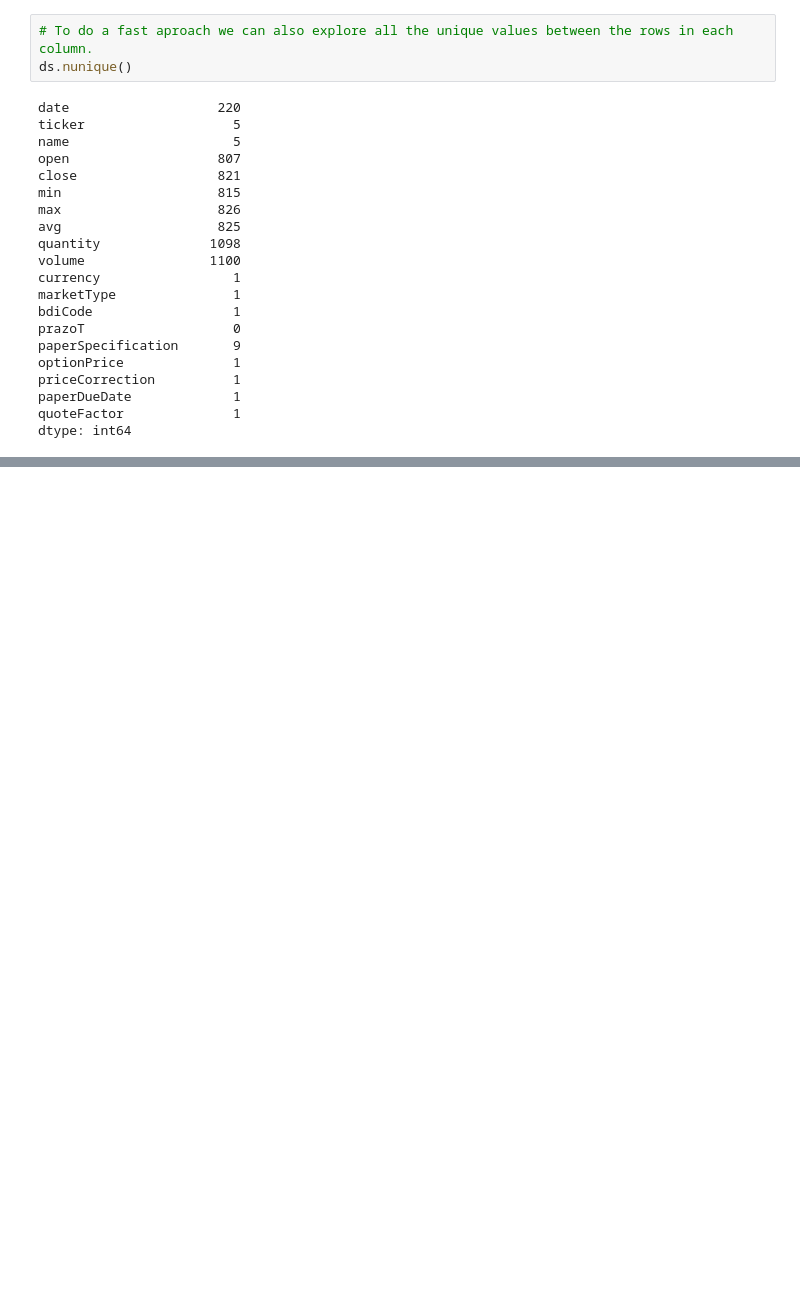
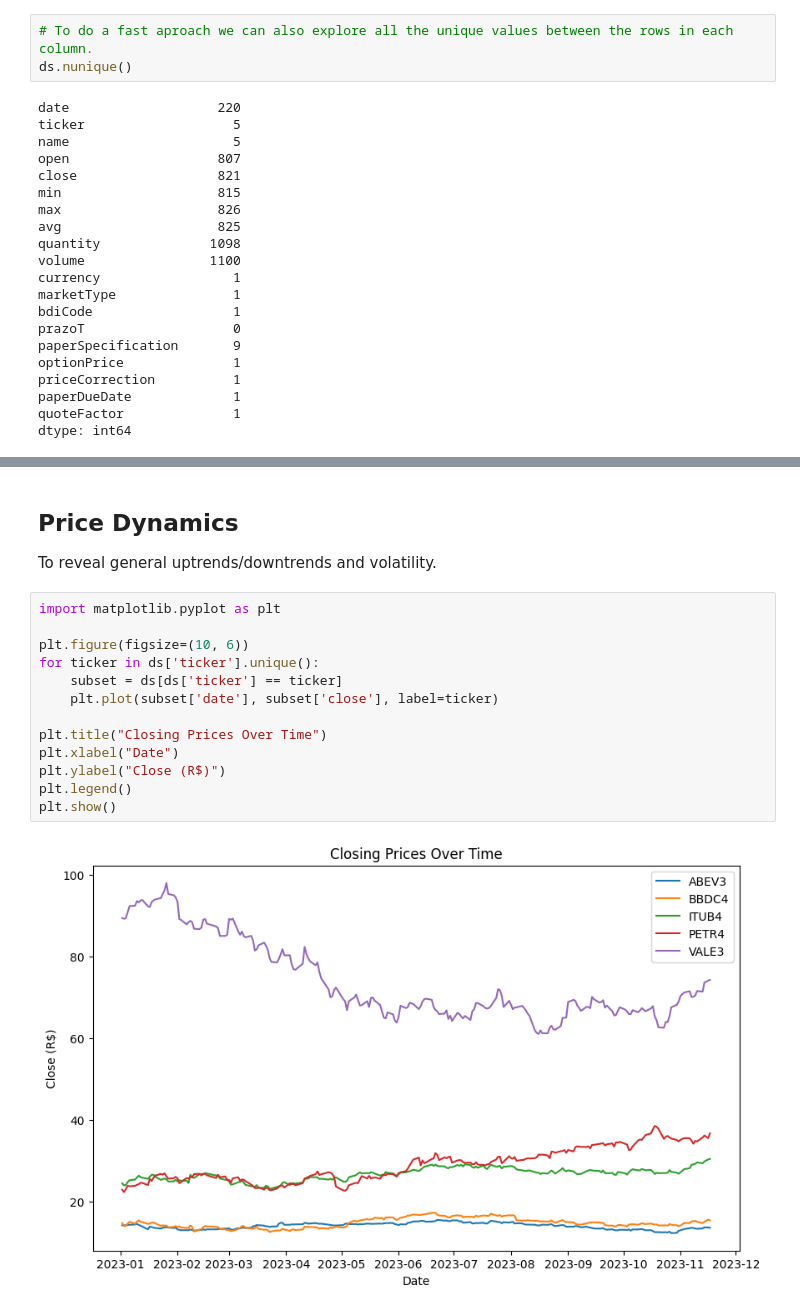
Before and after one commit to mestresanna/lifeCycleProject, a Jupyter notebook: notebooks/explorationOfDataSet.ipynb, the cells around one changed output, grey strips where cells are left out. Saved outputs shown, nothing was run; the diff lists cells and outputs as text; blank space fills up the shorter version.

```diff
--- a/notebooks/explorationOfDataSet.ipynb
+++ b/notebooks/explorationOfDataSet.ipynb
@@ -160,0 +228,19 @@ dtype: int64
+# %% [markdown]
+## Price Dynamics
+
+To reveal general uptrends/downtrends and volatility.
+# %%
+import matplotlib.pyplot as plt
+
+plt.figure(figsize=(10, 6))
+for ticker in ds['ticker'].unique():
+    subset = ds[ds['ticker'] == ticker]
+    plt.plot(subset['date'], subset['close'], label=ticker)
+
+plt.title("Closing Prices Over Time")
+plt.xlabel("Date")
+plt.ylabel("Close (R$)")
+plt.legend()
+plt.show()
+# %% [output]
+[figure, added]
```
Also changed, not shown: parts of 37 cells of this notebook.
